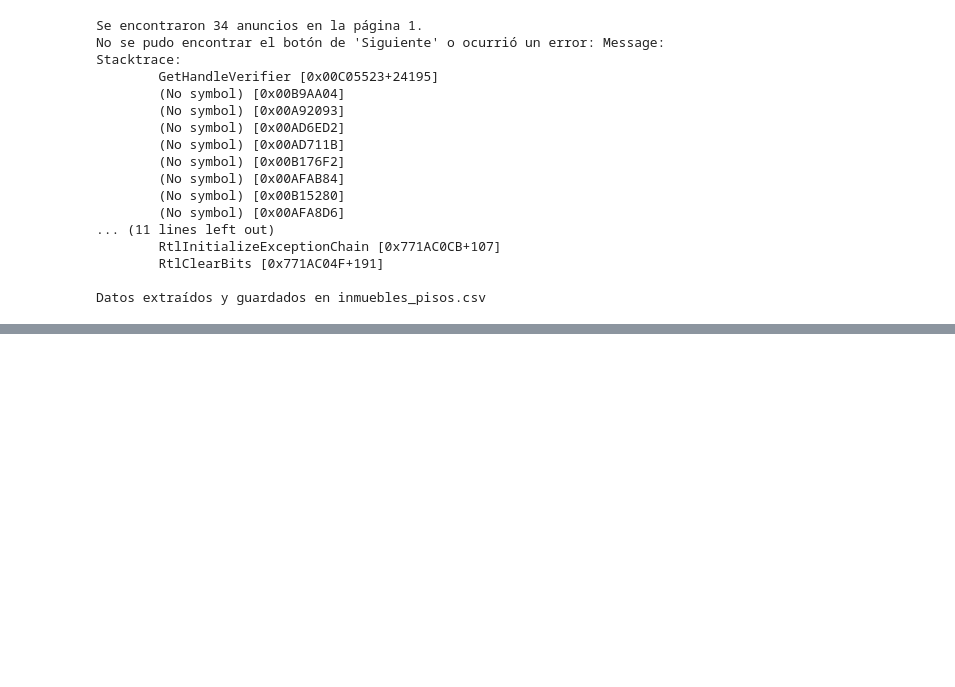
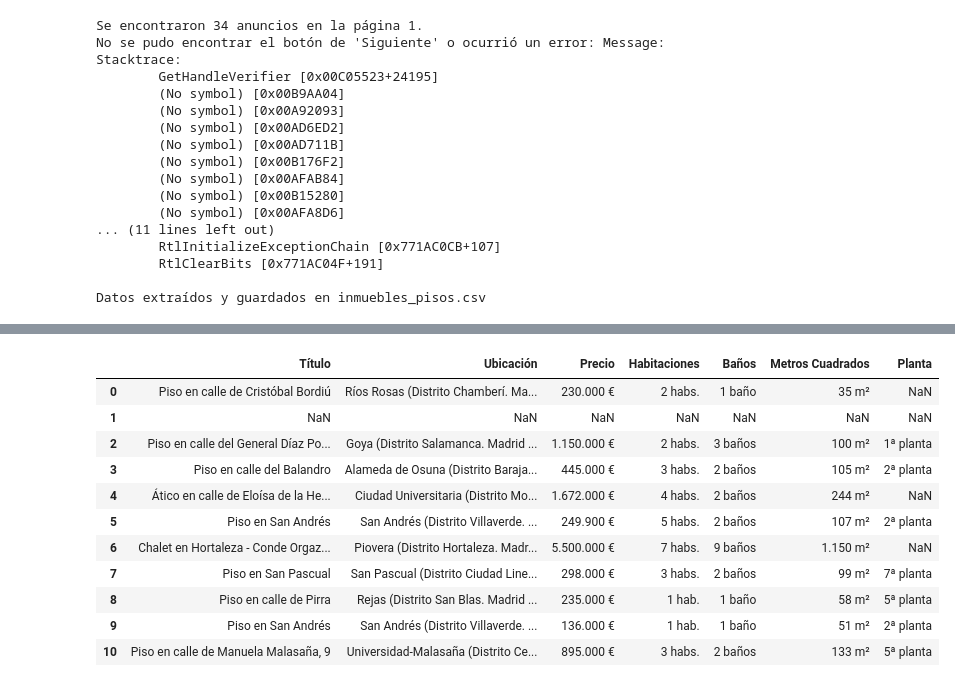
Before and after one commit to GuillePT95/proyecto-FB, a Jupyter notebook: otro.ipynb, the cells around one changed output, grey strips where cells are left out. Cells and saved outputs as stored; diff of their text form; code cells hidden in the pictures; blank space fills up the shorter version.

```diff
--- a/otro.ipynb
+++ b/otro.ipynb
@@ -225,0 +448,11 @@ Datos extraídos y guardados en inmuebles_pisos.csv
+# %%
+import pandas as pd
+
+# Ruta al archivo CSV
+ruta_csv = 'pisos.csv'
+
+# Cargar el archivo CSV en un DataFrame de pandas
+df = pd.read_csv(ruta_csv)
+
+# Mostrar las primeras filas del DataFrame para verificar que los datos se cargaron correctamente
+print(df.head())
@@ -225,0 +480,15 @@ Datos extraídos y guardados en inmuebles_pisos.csv
+# %%
+df
+# %% [output]
+|  | Título | Ubicación | Precio | Habitaciones | Baños | Metros Cuadrados | Planta |
+| 0 | Piso en calle de Cristóbal Bordiú | Ríos Rosas (Distrito Chamberí. Ma... | 230.000 € | 2 habs. | 1 baño | 35 m² | NaN |
+| 1 | NaN | NaN | NaN | NaN | NaN | NaN | NaN |
+| 2 | Piso en calle del General Díaz Po... | Goya (Distrito Salamanca. Madrid ... | 1.150.000 € | 2 habs. | 3 baños | 100 m² | 1ª planta |
+| 3 | Piso en calle del Balandro | Alameda de Osuna (Distrito Baraja... | 445.000 € | 3 habs. | 2 baños | 105 m² | 2ª planta |
+| 4 | Ático en calle de Eloísa de la He... | Ciudad Universitaria (Distrito Mo... | 1.672.000 € | 4 habs. | 2 baños | 244 m² | NaN |
+| 5 | Piso en San Andrés | San Andrés (Distrito Villaverde. ... | 249.900 € | 5 habs. | 2 baños | 107 m² | 2ª planta |
+| 6 | Chalet en Hortaleza - Conde Orgaz... | Piovera (Distrito Hortaleza. Madr... | 5.500.000 € | 7 habs. | 9 baños | 1.150 m² | NaN |
+| 7 | Piso en San Pascual | San Pascual (Distrito Ciudad Line... | 298.000 € | 3 habs. | 2 baños | 99 m² | 7ª planta |
+| 8 | Piso en calle de Pirra | Rejas (Distrito San Blas. Madrid ... | 235.000 € | 1 hab. | 1 baño | 58 m² | 5ª planta |
+| 9 | Piso en San Andrés | San Andrés (Distrito Villaverde. ... | 136.000 € | 1 hab. | 1 baño | 51 m² | 2ª planta |
+| 10 | Piso en calle de Manuela Malasaña, 9 | Universidad-Malasaña (Distrito Ce... | 895.000 € | 3 habs. | 2 baños | 133 m² | 5ª planta |
```
Also changed, not shown: parts of 7 cells of this notebook, 6 other files.
